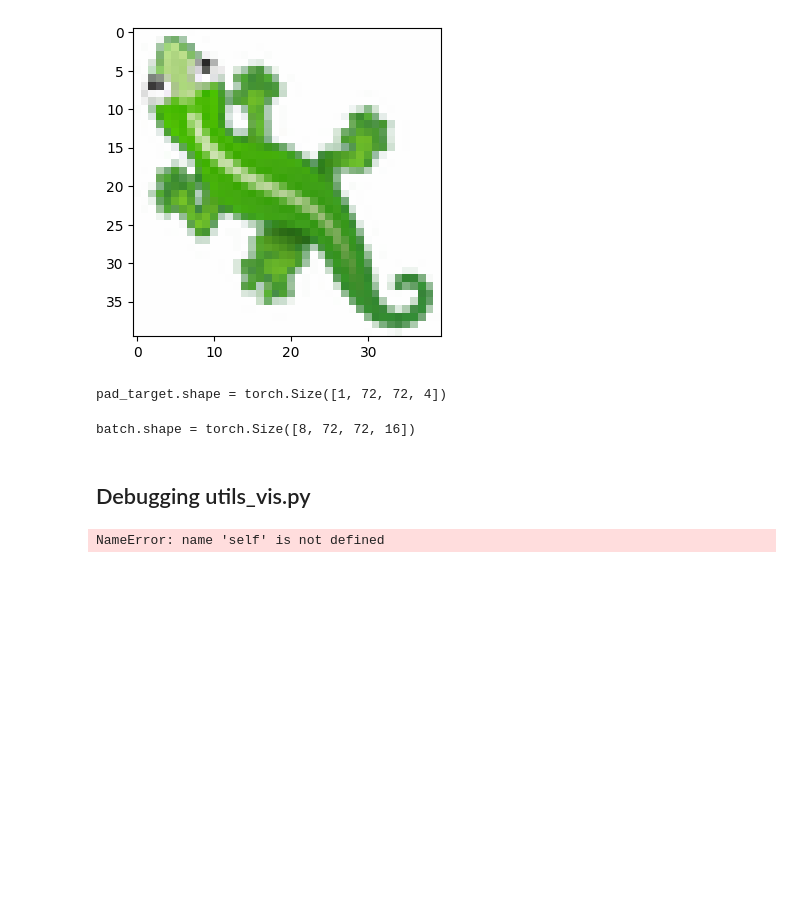
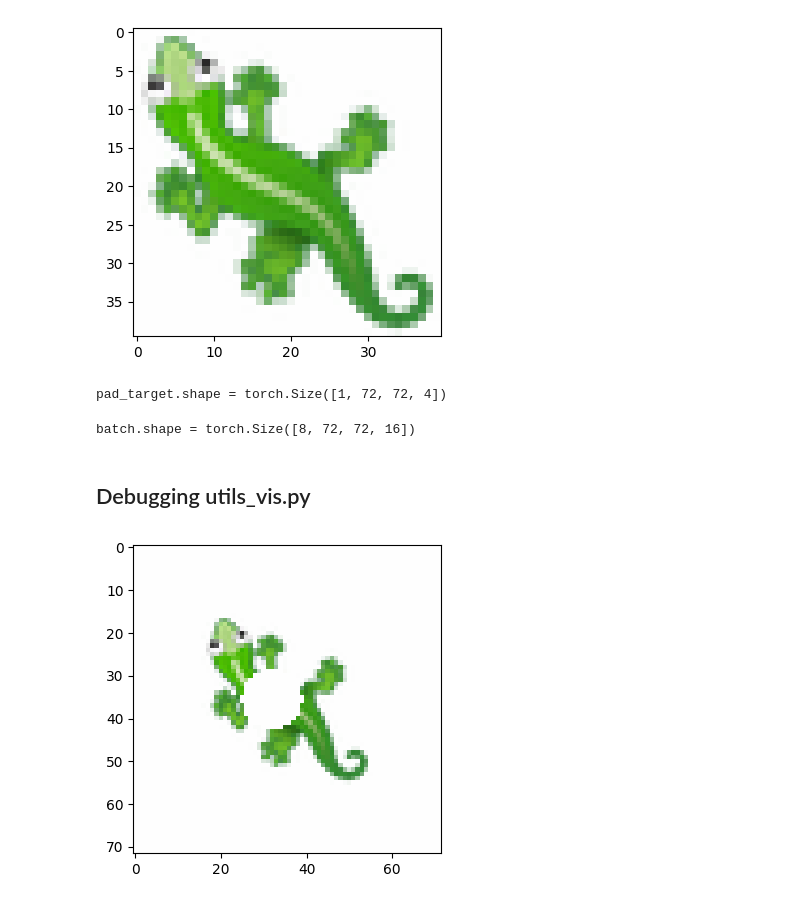
Before and after one commit to andrecharneca/Adaptive-Neural-Cellular-Automata, a Jupyter notebook: debug.ipynb, the cells around one changed output. Drawn from its saved outputs; the diff is of its cells as text; code cells hidden in the pictures; blank space fills up the shorter version.

```diff
--- a/debug.ipynb
+++ b/debug.ipynb
@@ -102,9 +98,9 @@ batch.shape = torch.Size([8, 72, 72, 16])
 ## Debugging utils_vis.py
 # %%
 # Test functionality of damage_batch
-batch = damage_batch(batch, img_size = IMG_SIZE, damage_location="random" , damaged_in_batch = 1)
+batch_damaged = damage_batch(batch, device, img_size = IMG_SIZE, damage_location="center" , damaged_in_batch = 1)
 plt.figure(figsize=(4,4))
-plt.imshow(to_rgb(batch[0]))
+plt.imshow(to_rgb(batch_damaged[0]))
 plt.show()
 # %% [output]
-NameError: name 'self' is not defined
+[figure, added]
```
Also changed, not shown: parts of 2 cells of this notebook, 12 other files.
